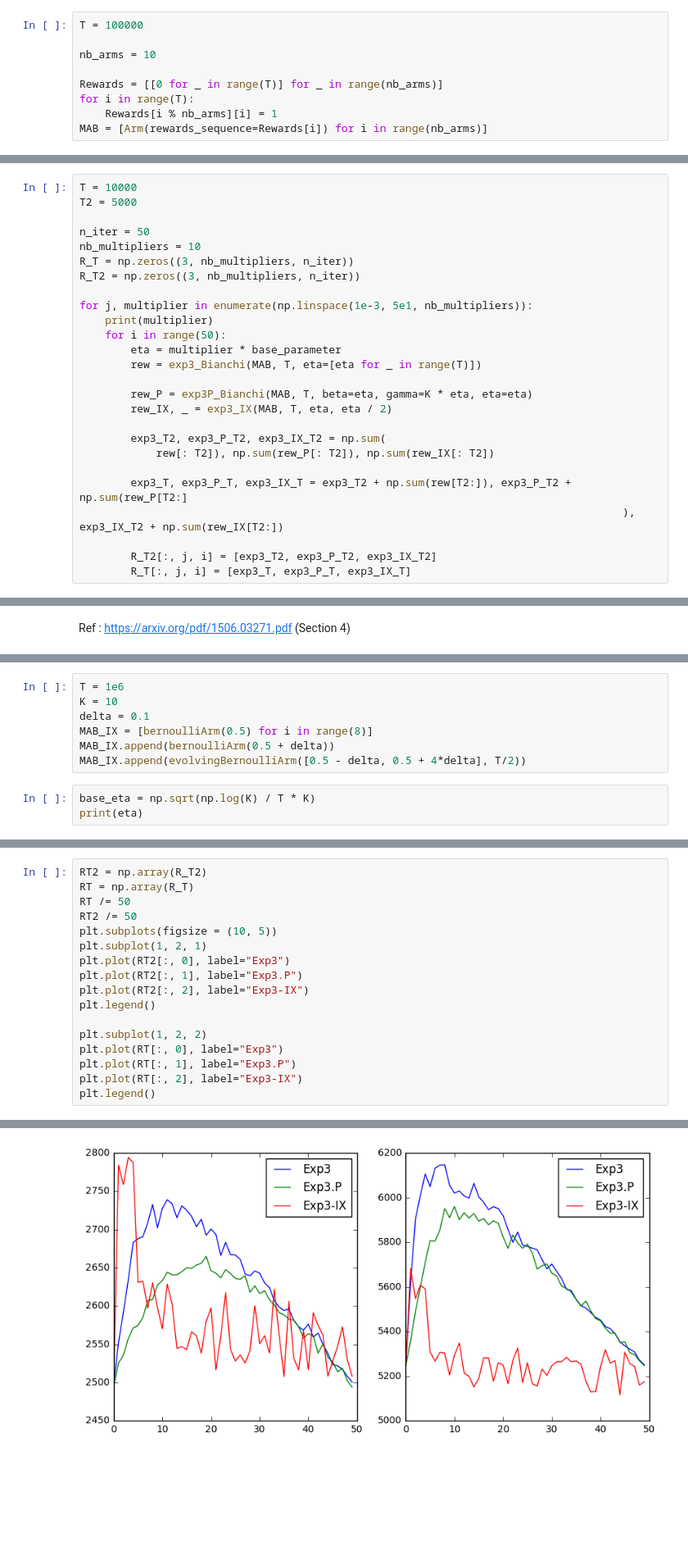
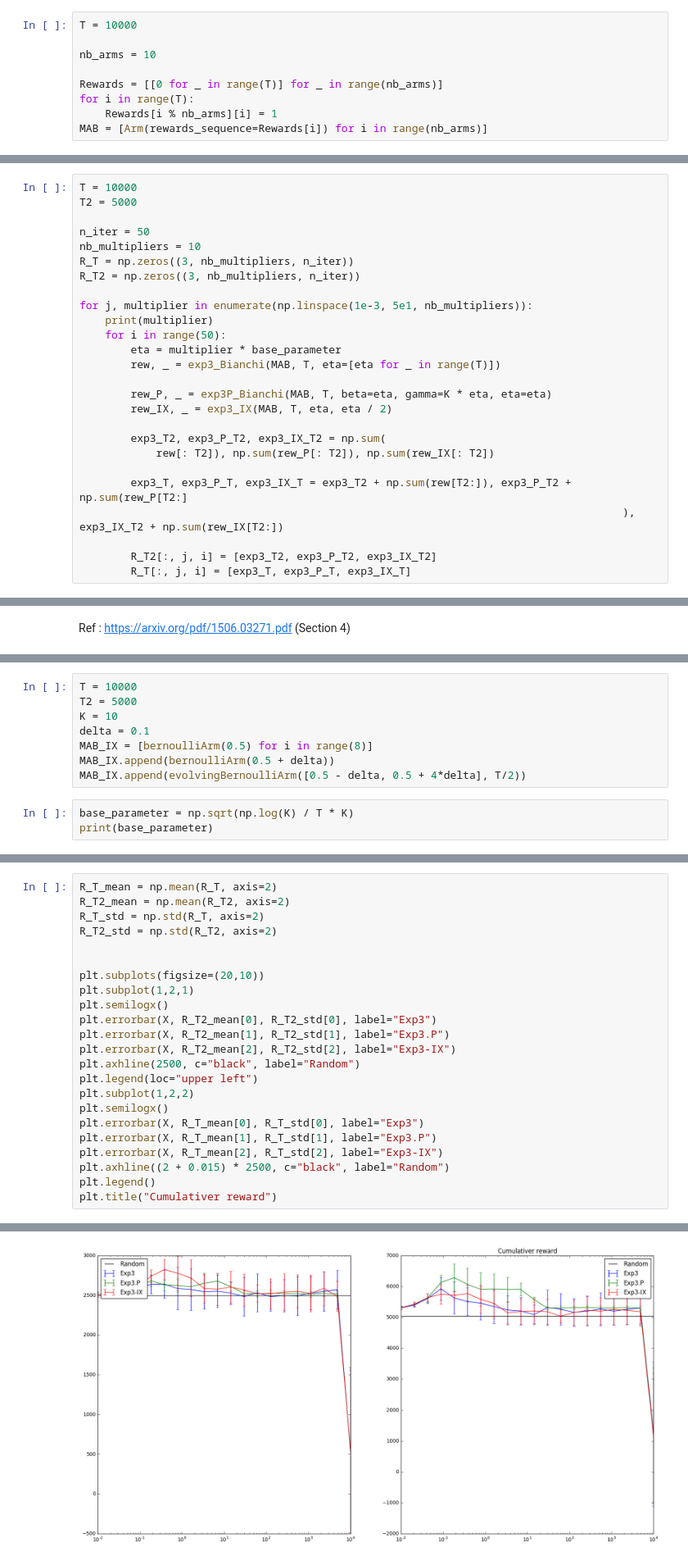
Before and after one commit to NicolasSchreuder/AdversarialBandit, a Jupyter notebook: Experiments.ipynb, the cells around one changed output, grey strips where cells are left out. Shown at 82% size. Saved outputs shown, nothing was run; the diff lists cells and outputs as text; blank space fills up the shorter version.

Commit message:
Graph with weights added, strange curves

```diff
--- a/Experiments.ipynb
+++ b/Experiments.ipynb
@@ -447,5 +405,5 @@ At eqch
 # %%
-T = 100000
+T = 10000
 
 nb_arms = 10
 
@@ -469,9 +427,9 @@ for j, multiplier in enumerate(np.linspace(1e-3, 5e1, nb_multipliers)):
     print(multiplier)
     for i in range(50):
         eta = multiplier * base_parameter
-        rew = exp3_Bianchi(MAB, T, eta=[eta for _ in range(T)])
+        rew, _ = exp3_Bianchi(MAB, T, eta=[eta for _ in range(T)])
 
-        rew_P = exp3P_Bianchi(MAB, T, beta=eta, gamma=K * eta, eta=eta)
+        rew_P, _ = exp3P_Bianchi(MAB, T, beta=eta, gamma=K * eta, eta=eta)
         rew_IX, _ = exp3_IX(MAB, T, eta, eta / 2)
 
         exp3_T2, exp3_P_T2, exp3_IX_T2 = np.sum(
@@ -567,13 +517,14 @@ arm 10 are changing over time: for rounds $t \leq \frac{T}{2}$, the mean is $0.5
 
 $\beta = \frac{\gamma}{K} = \frac{\eta}{20}$ ou $\beta = \eta$ ???
 # %%
-T = 1e6
+T = 10000
+T2 = 5000
 K = 10
 delta = 0.1
 MAB_IX = [bernoulliArm(0.5) for i in range(8)]
 MAB_IX.append(bernoulliArm(0.5 + delta))
 MAB_IX.append(evolvingBernoulliArm([0.5 - delta, 0.5 + 4*delta], T/2))
 # %%
-base_eta = np.sqrt(np.log(K) / T * K)
-print(eta)
+base_parameter = np.sqrt(np.log(K) / T * K)
+print(base_parameter)
 # %% [output]
@@ -635,18 +603,24 @@ NameError: name 'RT' is not defined
 # %%
-RT2 = np.array(R_T2)
-RT = np.array(R_T)
-RT /= 50
-RT2 /= 50
-plt.subplots(figsize = (10, 5))
-plt.subplot(1, 2, 1)
-plt.plot(RT2[:, 0], label="Exp3")
-plt.plot(RT2[:, 1], label="Exp3.P")
-plt.plot(RT2[:, 2], label="Exp3-IX")
+R_T_mean = np.mean(R_T, axis=2)
+R_T2_mean = np.mean(R_T2, axis=2)
+R_T_std = np.std(R_T, axis=2)
+R_T2_std = np.std(R_T2, axis=2)
+
+
+plt.subplots(figsize=(20,10))
+plt.subplot(1,2,1)
+plt.semilogx()
+plt.errorbar(X, R_T2_mean[0], R_T2_std[0], label="Exp3")
+plt.errorbar(X, R_T2_mean[1], R_T2_std[1], label="Exp3.P")
+plt.errorbar(X, R_T2_mean[2], R_T2_std[2], label="Exp3-IX")
+plt.axhline(2500, c="black", label="Random")
+plt.legend(loc="upper left")
+plt.subplot(1,2,2)
+plt.semilogx()
+plt.errorbar(X, R_T_mean[0], R_T_std[0], label="Exp3")
+plt.errorbar(X, R_T_mean[1], R_T_std[1], label="Exp3.P")
+plt.errorbar(X, R_T_mean[2], R_T_std[2], label="Exp3-IX")
+plt.axhline((2 + 0.015) * 2500, c="black", label="Random")
 plt.legend()
-
-plt.subplot(1, 2, 2)
-plt.plot(RT[:, 0], label="Exp3")
-plt.plot(RT[:, 1], label="Exp3.P")
-plt.plot(RT[:, 2], label="Exp3-IX")
-plt.legend()
+plt.title("Cumulativer reward")
 # %% [output]
@@ -654 +628 @@ plt.legend()
-[figure, old version]
+[figure, new version]
```
Also changed, not shown: parts of 19 cells of this notebook.
